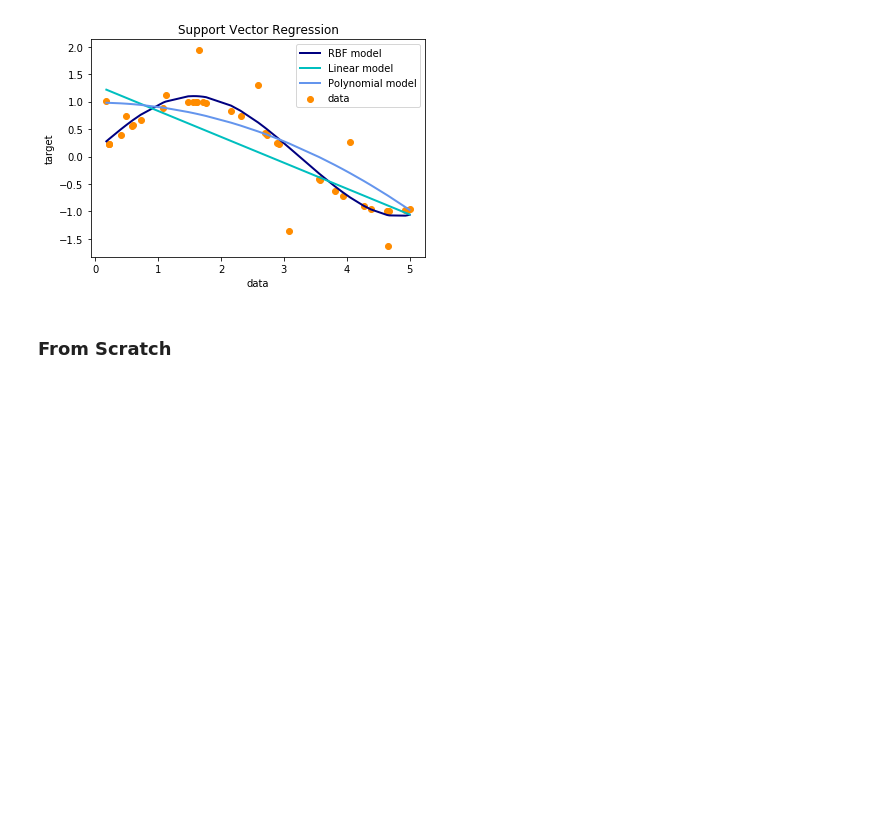
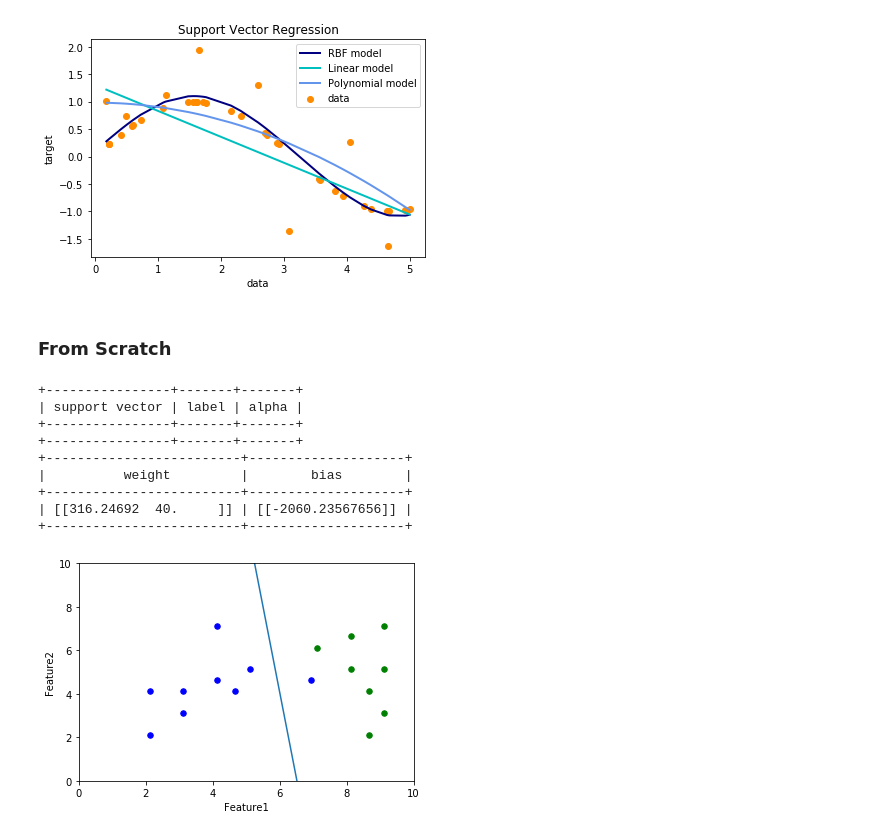
Before and after one commit to yanxon/Academy, a Jupyter notebook: Machine Learning/Support Vector Machine/SVM.ipynb, the cells around one changed output. Drawn from its saved outputs; the diff is of its cells as text; code cells hidden in the pictures; blank space fills up the shorter version.

```diff
--- a/Machine Learning/Support Vector Machine/SVM.ipynb
+++ b/Machine Learning/Support Vector Machine/SVM.ipynb
@@ -283,0 +435,54 @@ Automatically created module for IPython interactive environment
+# %%
+import prettytable as pt
+import matplotlib.pyplot as plt
+import matplotlib.patches as patches
+
+def display():
+    svmtable = pt.PrettyTable(['support vector', 'label', 'alpha'])
+    for i in range(len(x)):
+        if svm.get_alpha()[i] > 0.0 and svm.get_alpha()[i] != C:
+            svmtable.add_row([x[i], y[i], svm.get_alpha()[i].item(0, 0)])
+    print(svmtable)
+
+    table = pt.PrettyTable(['weight', 'bias'])
+    table.add_row([svm.get_w().T, svm.get_b()])
+    print(table)
+
+display()
+
+def plot(alpha, b, w):
+    x0 = []; y0= []; x1 = []; y1 = []
+    for i in range(17):
+        if y_[i] == -1:
+            x0.append(x_[i][0])
+            y0.append(x_[i][1])
+        else:
+            x1.append(x_[i][0])
+            y1.append(x_[i][1])
+
+    plot = plt.figure()
+    plt.xlabel('Feature1')
+    plt.ylabel('Feature2')
+    ax = plot.add_subplot(1,1,1)
+    ax.scatter(x0, y0, marker='o', s=30, c='blue')
+    ax.scatter(x1, y1, marker='o', s=30, c='green')
+
+    _x = np.arange(0.0, 10.0, 0.1)
+    _y = (-w[0] * _x - b) / w[1]
+
+    ax.plot(_x, _y)
+    ax.axis([0, 10, 0, 10])
+    plt.show()
+
+plot(svm.get_alpha(), svm.get_b().item(0, 0), svm.get_w())
+# %% [output]
++----------------+-------+-------+
+| support vector | label | alpha |
++----------------+-------+-------+
++----------------+-------+-------+
++-------------------------+--------------------+
+|          weight         |        bias        |
++-------------------------+--------------------+
+| [[316.24692  40.     ]] | [[-2060.23567656]] |
++-------------------------+--------------------+
+[figure, added]
```
Also changed, not shown: parts of 2 cells of this notebook.
